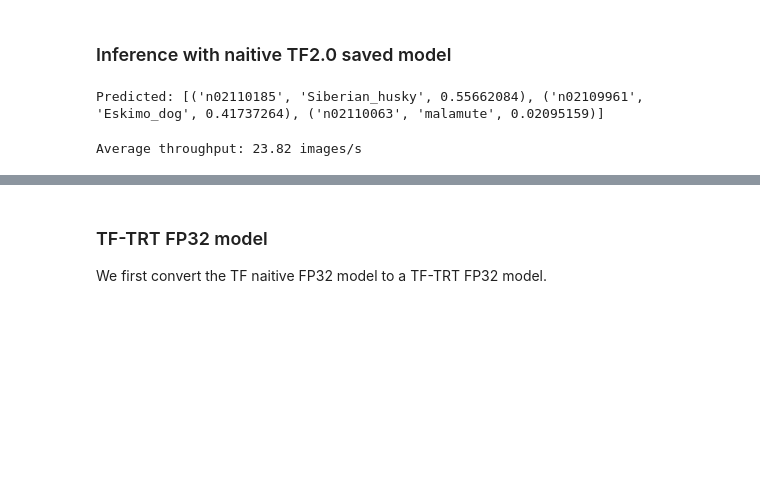
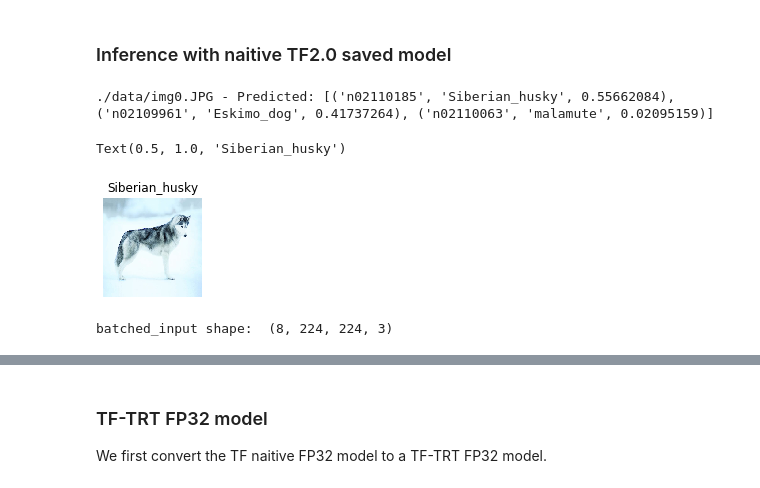
Before and after one commit to tensorflow/tensorrt, a Jupyter notebook: tftrt/examples/image-classification/Colab-TF20-TF-TRT-inference-from-Keras-saved-model.ipynb, the cells around one changed output, grey strips where cells are left out. Cells and saved outputs as stored; diff of their text form; code cells hidden in the pictures; blank space fills up the shorter version.

```diff
--- a/tftrt/examples/image-classification/Colab-TF20-TF-TRT-inference-from-Keras-saved-model.ipynb
+++ b/tftrt/examples/image-classification/Colab-TF20-TF-TRT-inference-from-Keras-saved-model.ipynb
@@ -207,27 +254,36 @@ signature_def['serving_default']:
 # %%
 model = tf.keras.models.load_model('resnet50_saved_model')
 # %%
-img_path = './data/img1.JPG'  # Siberian_husky
+img_path = './data/img0.JPG'  # Siberian_husky
 img = image.load_img(img_path, target_size=(224, 224))
 x = image.img_to_array(img)
 x = np.expand_dims(x, axis=0)
 x = preprocess_input(x)
 
 preds = model.predict(x)
 # decode the results into a list of tuples (class, description, probability)
 # (one such list for each sample in the batch)
-print('Predicted:', decode_predictions(preds, top=3)[0])
+print('{} - Predicted: {}'.format(img_path, decode_predictions(preds, top=3)[0]))
+plt.subplot(2,2,1)
+plt.imshow(img);
+plt.axis('off');
+plt.title(decode_predictions(preds, top=3)[0][0][1])
 # %% [output]
-Predicted: [('n02110185', 'Siberian_husky', 0.55662084), ('n02109961', 'Eskimo_dog', 0.41737264), ('n02110063', 'malamute', 0.02095159)]
+./data/img0.JPG - Predicted: [('n02110185', 'Siberian_husky', 0.55662084), ('n02109961', 'Eskimo_dog', 0.41737264), ('n02110063', 'malamute', 0.02095159)]
+Text(0.5, 1.0, 'Siberian_husky')
+[figure, added]
-# %%
-# Benchmarking throughput at batch size 1
-N_run = 100
-
-start_time = time.time()
-for i in range(N_run):
-  preds = model.predict(x)
-
-elapsed_time = time.time() - start_time
-print("Average throughput: %.2f images/s" % (N_run/elapsed_time))
-# %% [output]
-Average throughput: 23.82 images/s
+# %%
+batch_size = 8
+batched_input = np.zeros((batch_size, 224, 224, 3), dtype=np.float32)
+
+for i in range(batch_size):
+  img_path = './data/img%d.JPG' % (i % 4)
+  img = image.load_img(img_path, target_size=(224, 224))
+  x = image.img_to_array(img)
+  x = np.expand_dims(x, axis=0)
+  x = preprocess_input(x)
+  batched_input[i, :] = x
+batched_input = tf.constant(batched_input)
+print('batched_input shape: ', batched_input.shape)
+# %% [output]
+batched_input shape:  (8, 224, 224, 3)
```
Also changed, not shown: parts of 38 cells of this notebook.
